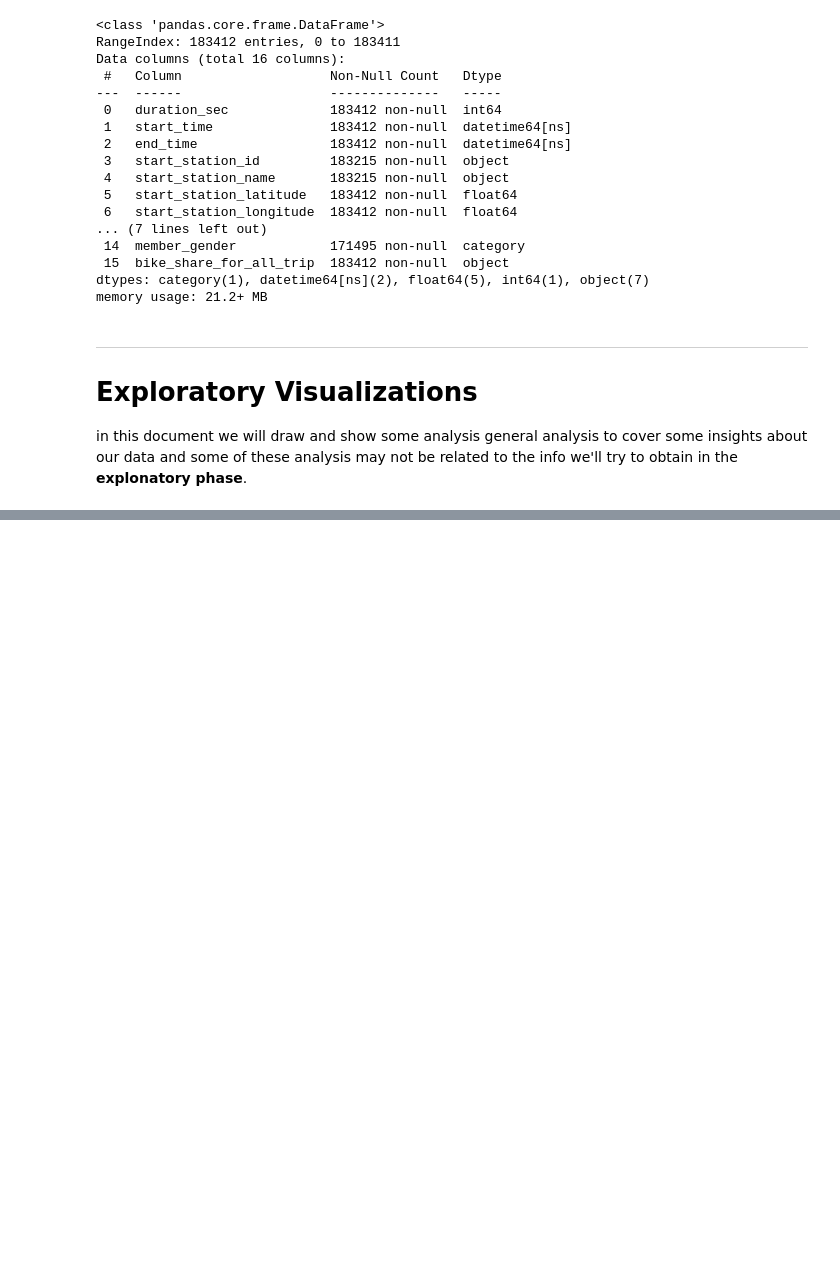
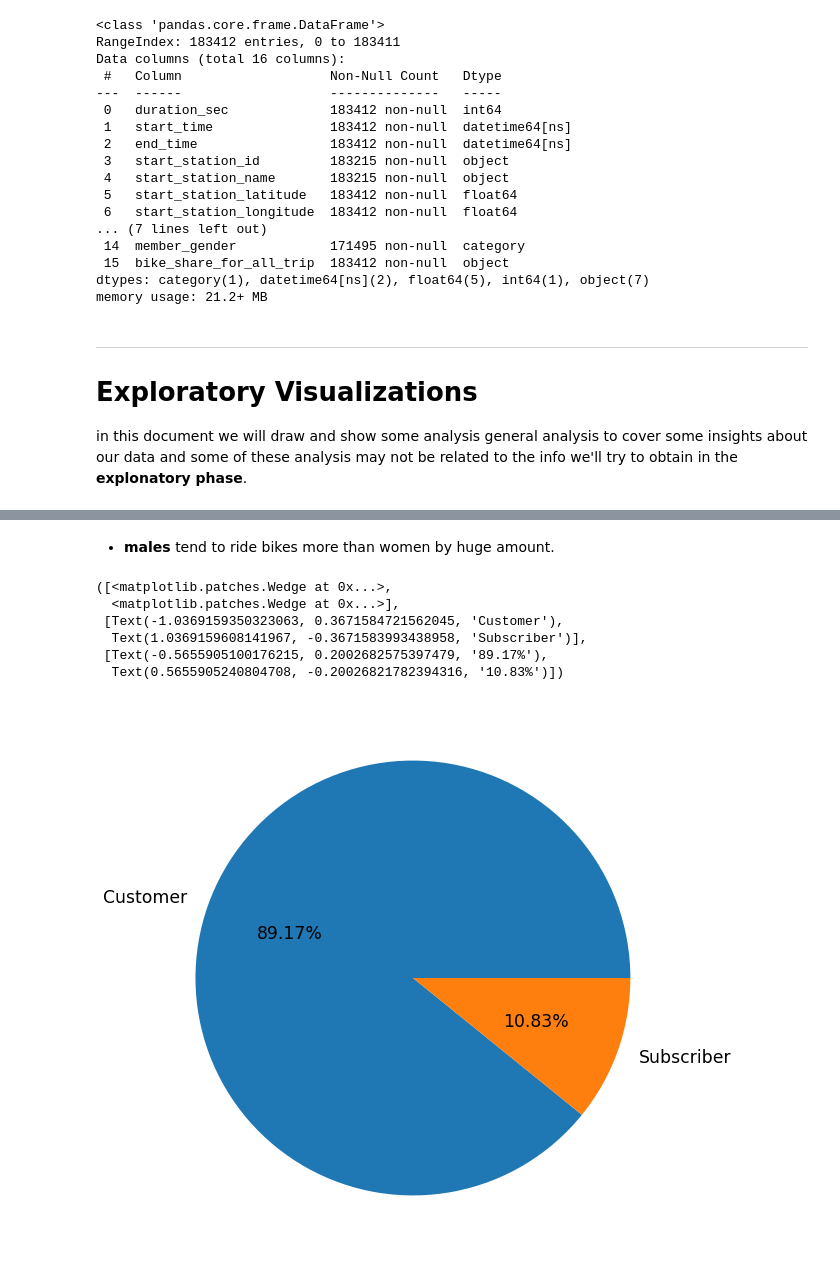
Before and after one commit to YousefSaber/Visualization-Project, a Jupyter notebook: Untitled.ipynb, the cells around one changed output, grey strips where cells are left out. Saved outputs shown, nothing was run; the diff lists cells and outputs as text; code cells hidden in the pictures; blank space fills up the shorter version.

```diff
--- a/Untitled.ipynb
+++ b/Untitled.ipynb
@@ -167,0 +199,14 @@ in this document we will draw and show some analysis general analysis to cover s
+# %% [markdown]
+* **males** tend to ride bikes more than women by huge amount.
+# %%
+plt.figure(figsize=(10,10))
+plt.pie(bike_data['user_type'].value_counts(),autopct='%.2f%%',labels=bike_data['user_type'].dropna().unique(),textprops={
+    'fontsize':'xx-large'})
+# %% [output]
+([<matplotlib.patches.Wedge at 0x...>,
+  <matplotlib.patches.Wedge at 0x...>],
+ [Text(-1.0369159350323063, 0.3671584721562045, 'Customer'),
+  Text(1.0369159608141967, -0.3671583993438958, 'Subscriber')],
+ [Text(-0.5655905100176215, 0.2002682575397479, '89.17%'),
+  Text(0.5655905240804708, -0.20026821782394316, '10.83%')])
+[figure, added]
```
Also changed, not shown: parts of 21 cells of this notebook.
